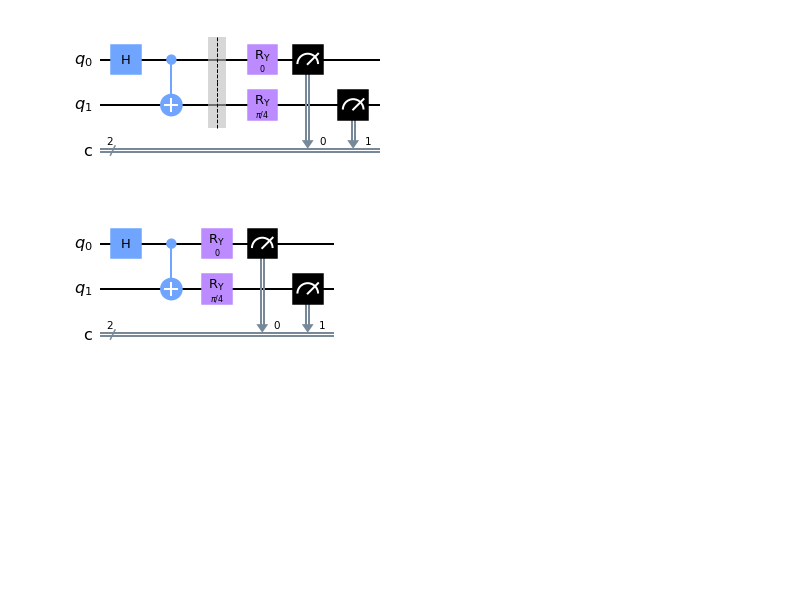
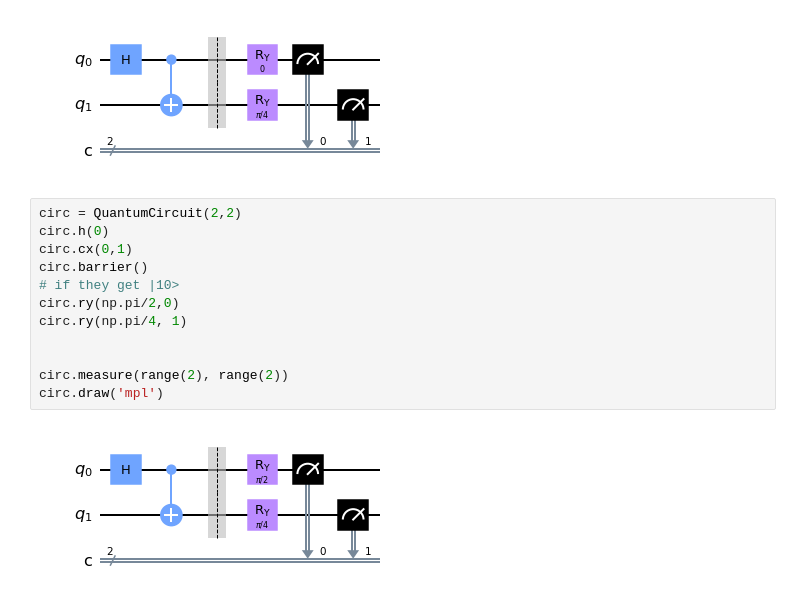
Before and after one commit to MonitSharma/Quantum_SpeedUp, a Jupyter notebook: circuits.ipynb, the cells around one changed output. Saved outputs shown, nothing was run; the diff lists cells and outputs as text; blank space fills up the shorter version.

```diff
--- a/circuits.ipynb
+++ b/circuits.ipynb
@@ -26,5 +26,16 @@ circ.draw('mpl')
 # %% [output]
 [figure]
 # %%
+circ = QuantumCircuit(2,2)
+circ.h(0)
+circ.cx(0,1)
+circ.barrier()
+# if they get |10>
+circ.ry(np.pi/2,0)
+circ.ry(np.pi/4, 1)
+
+
+circ.measure(range(2), range(2))
+circ.draw('mpl')
 # %% [output]
-[figure, old version]
+[figure, new version]
```
Also changed, not shown: parts of 2 cells of this notebook.
